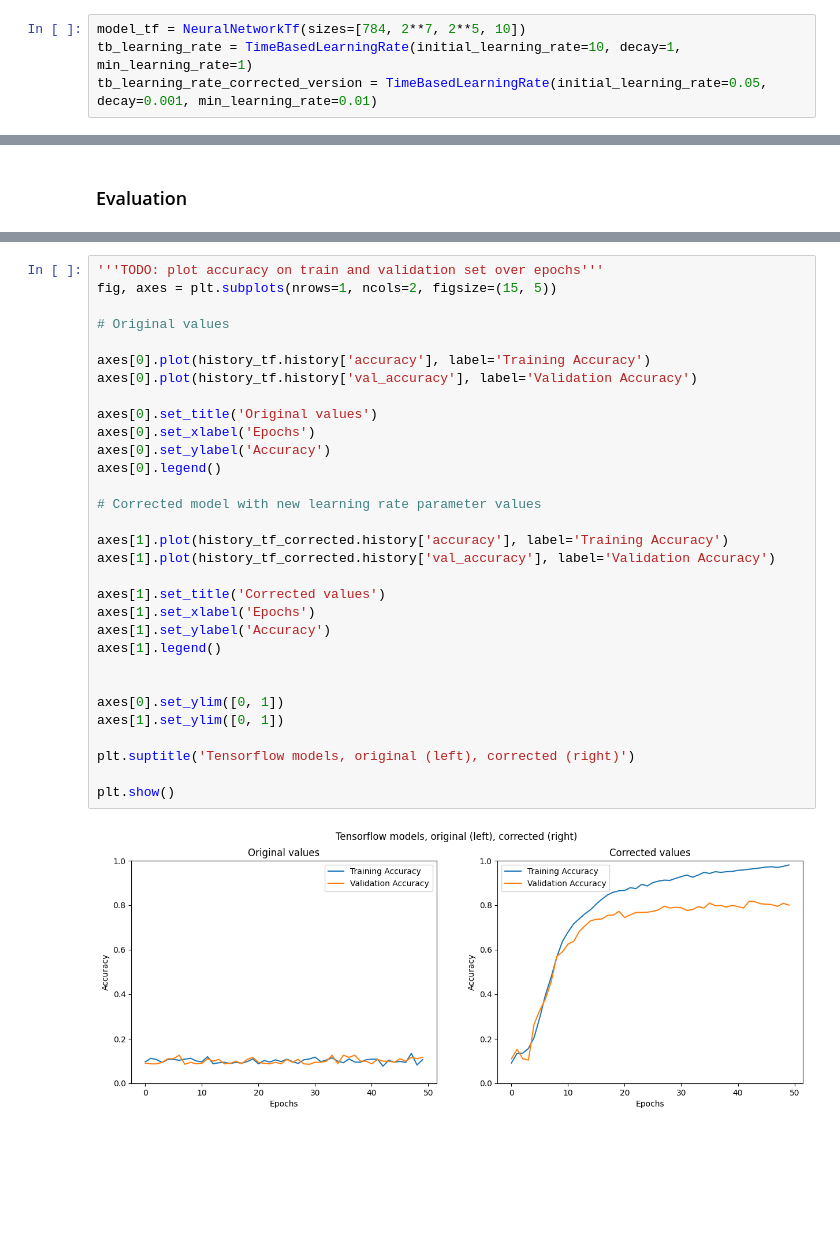
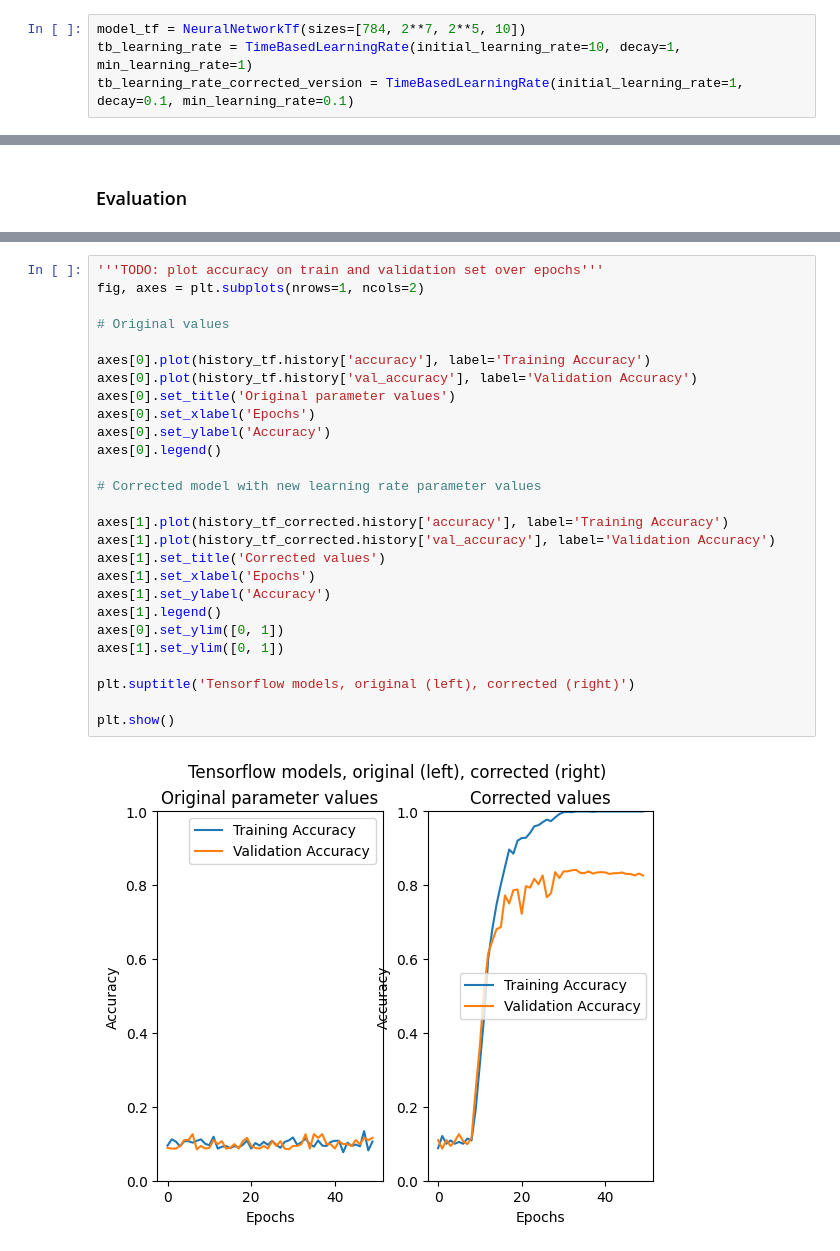
Before and after one commit to Hertie-School-Deep-Learning-Fall-2023/problem-set-1-ps1-group-d, a Jupyter notebook: MNIST_classification.ipynb, the cells around one changed output, grey strips where cells are left out. Saved outputs shown, nothing was run; the diff lists cells and outputs as text; blank space fills up the shorter version.

```diff
--- a/MNIST_classification.ipynb
+++ b/MNIST_classification.ipynb
@@ -187,7 +192,7 @@ Here, we decided to tune the learning rate, decay, and minimum learning rate bec
 # %%
 model_tf = NeuralNetworkTf(sizes=[784, 2**7, 2**5, 10])
 tb_learning_rate = TimeBasedLearningRate(initial_learning_rate=10, decay=1, min_learning_rate=1)
-tb_learning_rate_corrected_version = TimeBasedLearningRate(initial_learning_rate=0.05, decay=0.001, min_learning_rate=0.01)
+tb_learning_rate_corrected_version = TimeBasedLearningRate(initial_learning_rate=1, decay=0.1, min_learning_rate=0.1)
 # %%
 history_tf = model_tf.compile_and_fit(x_train, y_train, validation_data=(x_val, y_val), epochs=50, learning_rate=tb_learning_rate, batch_size=1)
 # %% [output]
@@ -233,34 +239,30 @@ Epoch 50/50
 # %%
 '''TODO: plot accuracy on train and validation set over epochs'''
-fig, axes = plt.subplots(nrows=1, ncols=2, figsize=(15, 5))
+fig, axes = plt.subplots(nrows=1, ncols=2)
 
 # Original values
 
 axes[0].plot(history_tf.history['accuracy'], label='Training Accuracy')
 axes[0].plot(history_tf.history['val_accuracy'], label='Validation Accuracy')
-
-axes[0].set_title('Original values')
+axes[0].set_title('Original parameter values')
 axes[0].set_xlabel('Epochs')
 axes[0].set_ylabel('Accuracy')
 axes[0].legend()
 
 # Corrected model with new learning rate parameter values
 
 axes[1].plot(history_tf_corrected.history['accuracy'], label='Training Accuracy')
 axes[1].plot(history_tf_corrected.history['val_accuracy'], label='Validation Accuracy')
-
 axes[1].set_title('Corrected values')
 axes[1].set_xlabel('Epochs')
 axes[1].set_ylabel('Accuracy')
 axes[1].legend()
-
-
 axes[0].set_ylim([0, 1])
 axes[1].set_ylim([0, 1])
 
 plt.suptitle('Tensorflow models, original (left), corrected (right)')
 
 plt.show()
 # %% [output]
-[figure, old version]
+[figure, new version]
 # %% [markdown]
```
Also changed, not shown: parts of 8 cells of this notebook, 2 other files.
